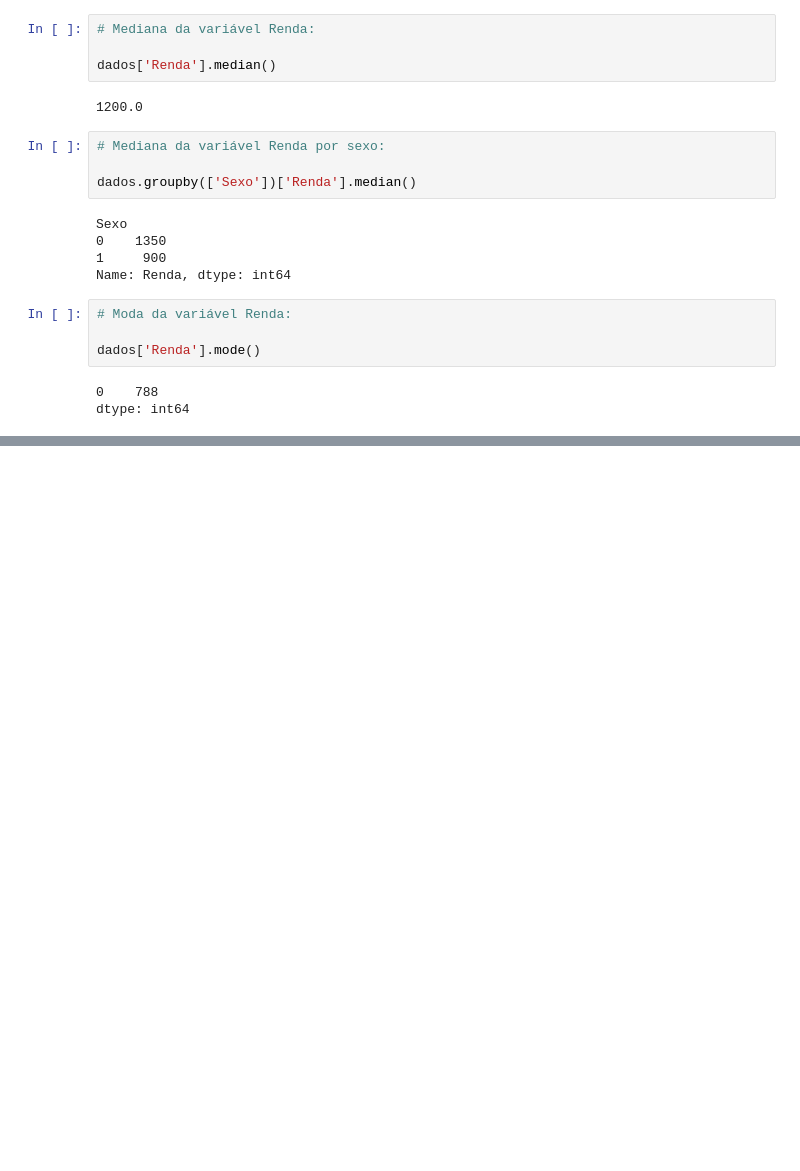
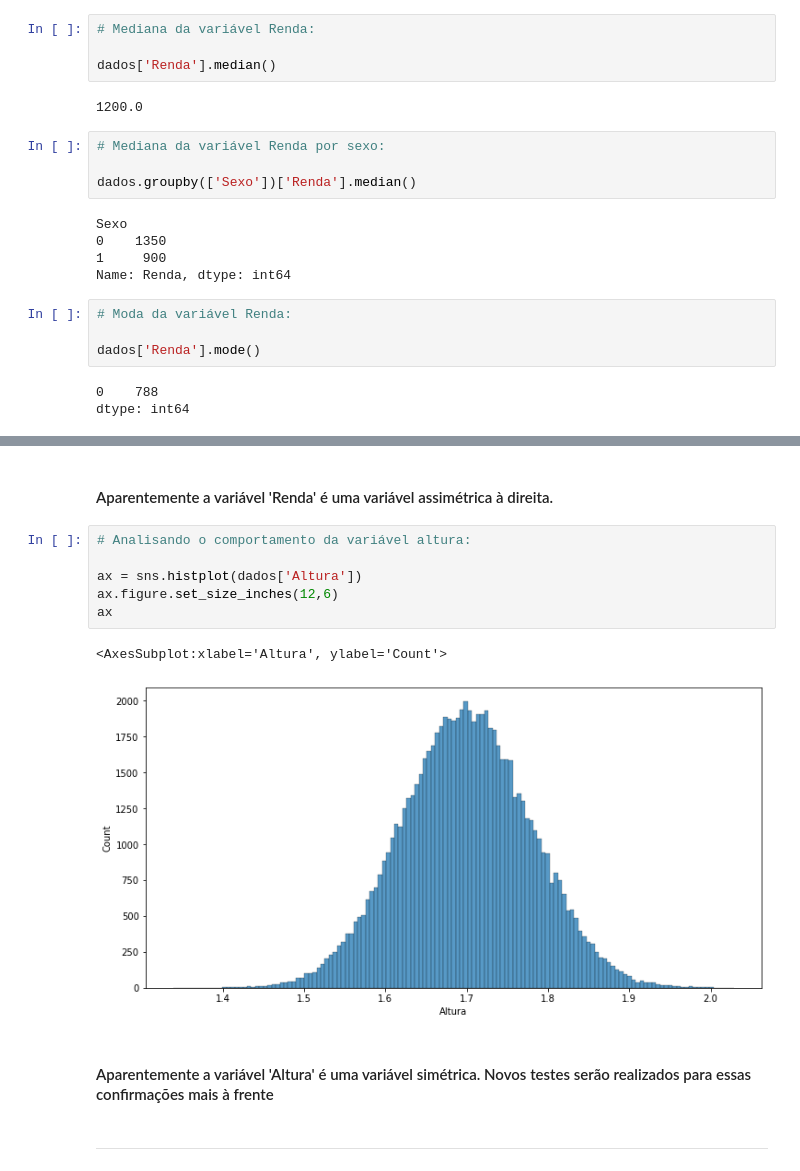
Before and after one commit to silsantos/Data-Science_Projects, a Jupyter notebook: Estatistica/Pratica1_ibge.ipynb, the cells around one changed output, grey strips where cells are left out. Saved outputs shown, nothing was run; the diff lists cells and outputs as text; blank space fills up the shorter version.

```diff
--- a/Estatistica/Pratica1_ibge.ipynb
+++ b/Estatistica/Pratica1_ibge.ipynb
@@ -639,0 +657,15 @@ dtype: int64
+# %% [markdown]
+#### Aparentemente a variável 'Renda' é uma variável assimétrica à direita.
+# %%
+# Analisando o comportamento da variável altura:
+
+ax = sns.histplot(dados['Altura'])
+ax.figure.set_size_inches(12,6)
+ax
+# %% [output]
+<AxesSubplot:xlabel='Altura', ylabel='Count'>
+[figure, added]
+# %% [markdown]
+#### Aparentemente a variável 'Altura' é uma variável simétrica. Novos testes serão realizados para essas confirmações mais à frente
+# %% [markdown]
+***
```
Also changed, not shown: parts of 10 cells of this notebook.
